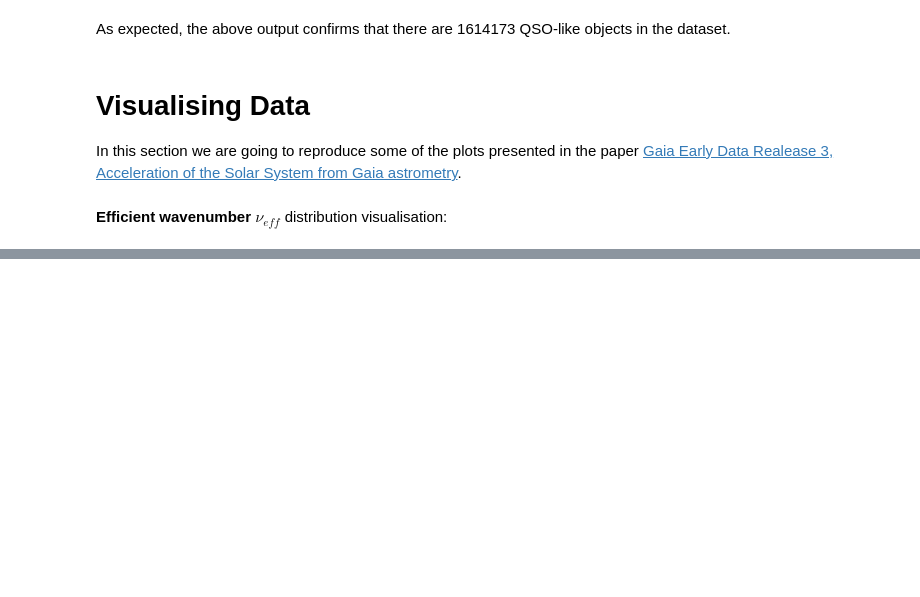
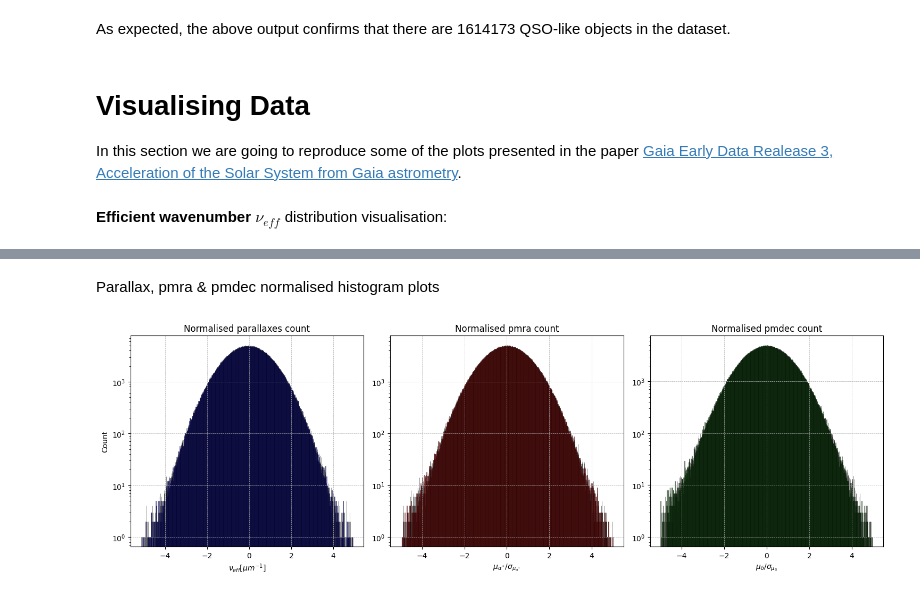
Before and after one commit to MatteoMancini01/Gaia_EDR3, a Jupyter notebook: NoteBook.ipynb, the cells around one changed output, grey strips where cells are left out. Saved outputs shown, nothing was run; the diff lists cells and outputs as text; code cells hidden in the pictures; blank space fills up the shorter version.

```diff
--- a/NoteBook.ipynb
+++ b/NoteBook.ipynb
@@ -122,0 +181,56 @@ plt.hist(data_nu_eff, bins=1000, density=True, alpha=0.6)
+# %%
+# Parrallax, mean and uncertainty
+data_parallaxes = df['parallax']
+parallax_mean = df['parallax'].mean()
+parallax_std = df['parallax'].std()
+data_par_error = df['parallax_error']
+
+# Proper motion Right Ascension, mean and uncertainty
+data_pmra = df['pmra']
+pmra_mean = df['pmra'].mean()
+pmra_std = df['pmra'].std()
+data_pmra_er = df['pmra_error']
+
+# Proper motion Declination, mean and uncertainty
+data_pmdec = df['pmdec']
+pmdec_mean = df['pmdec'].mean()
+pmdec_std = df['pmdec'].std()
+data_pmdec_error = df['pmdec_error']
+# %% [markdown]
+Parallax, pmra \& pmdec normalised histogram plots
+# %%
+import numpy as np
+import matplotlib.pyplot as plt
+
+data1 = (data_parallaxes)/data_par_error
+data2 = (data_pmra)/data_pmra_er
+data3 = (data_pmdec)/data_pmdec_error
+
+no_bins = 1250
+
+
+fig, axes = plt.subplots(1, 3, figsize=(15, 5))
+
+# Parallax
+axes[0].hist(data1, bins=no_bins, alpha=0.6, color='b', edgecolor='black', linewidth=0.5, log=True)
+axes[0].set_title('Normalised parallaxes count')
+axes[0].set_xlabel(r'$\nu_{eff} [\mu m^{-1}]$')
+axes[0].set_ylabel('Count')
+axes[0].grid(True, linestyle='--', linewidth=0.5)
+
+# Pmra
+axes[1].hist(data2, bins=no_bins, alpha=0.6, color='r', edgecolor='black', linewidth=0.5, log=True)
+axes[1].set_title('Normalised pmra count')
+axes[1].set_xlabel(r'$\mu_{\alpha^*}/\sigma_{\mu_{\alpha^*}}$')
+axes[1].grid(True, linestyle='--', linewidth=0.5)
+
+# Pmdec
+axes[2].hist(data3, bins=no_bins, alpha=0.6, color='g', edgecolor='black', linewidth=0.5, log=True)
+axes[2].set_title('Normalised pmdec count')
+axes[2].set_xlabel(r'$\mu_{\delta}/\sigma_{\mu_{\delta}}$')
+axes[2].grid(True, linestyle='--', linewidth=0.5)
+
+plt.tight_layout()
+plt.show()
+# %% [output]
+[figure, added]
```
Also changed, not shown: parts of 14 cells of this notebook.
